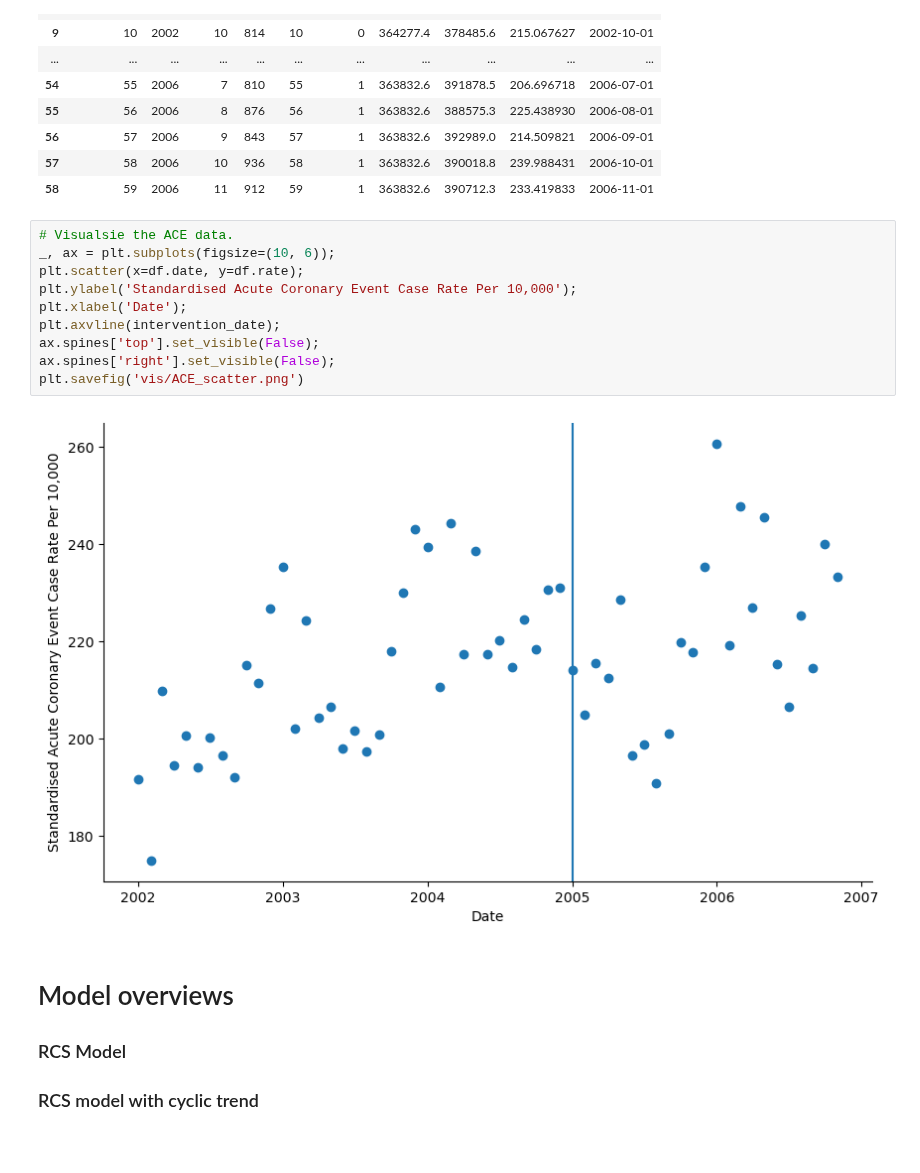
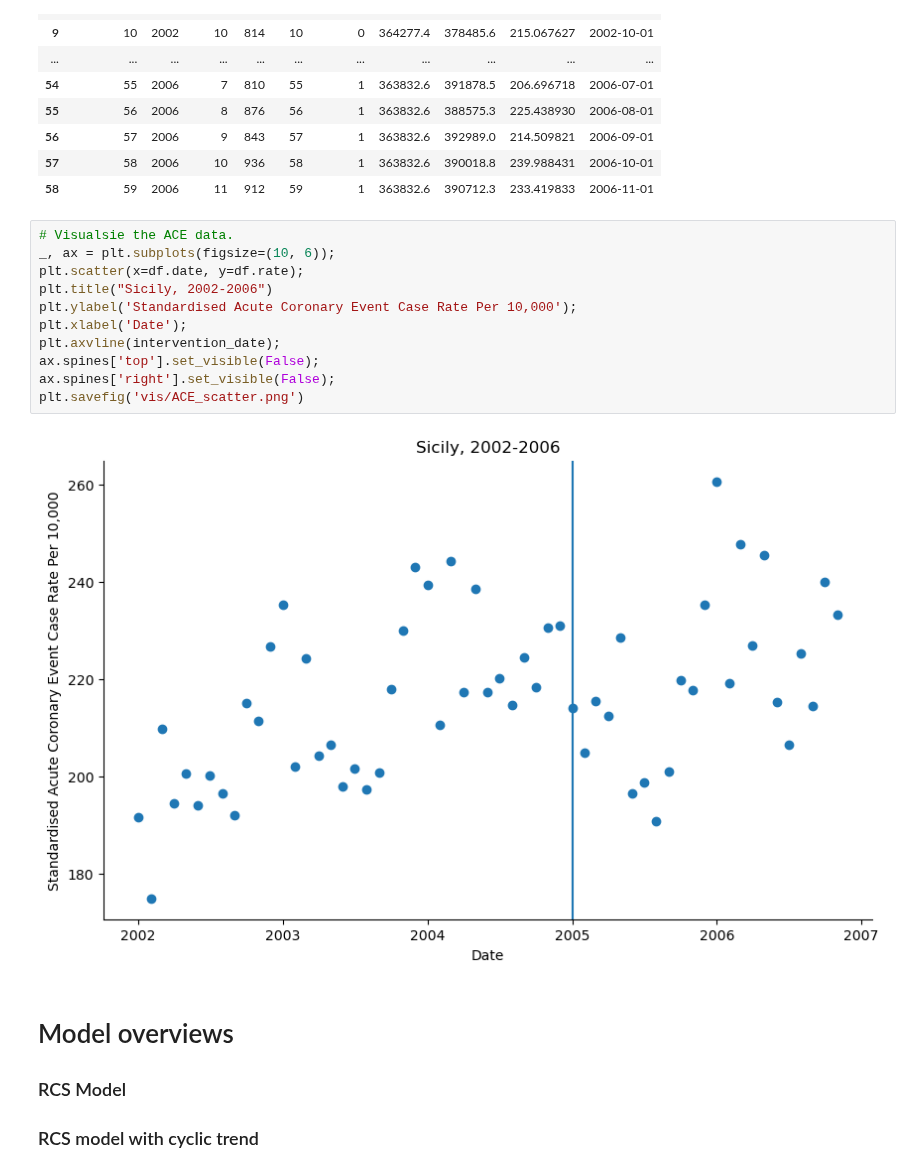
Before and after one commit to HPCurtis/ITS_spline_pymc, a Jupyter notebook: its.ipynb, the cells around one changed output. Cells and saved outputs as stored; diff of their text form; blank space fills up the shorter version.

```diff
--- a/its.ipynb
+++ b/its.ipynb
@@ -58,15 +58,16 @@ df
 # %%
 # Visualsie the ACE data.
 _, ax = plt.subplots(figsize=(10, 6));
 plt.scatter(x=df.date, y=df.rate);
+plt.title("Sicily, 2002-2006")
 plt.ylabel('Standardised Acute Coronary Event Case Rate Per 10,000');
 plt.xlabel('Date');
 plt.axvline(intervention_date);
 ax.spines['top'].set_visible(False);
 ax.spines['right'].set_visible(False);
 plt.savefig('vis/ACE_scatter.png')
 # %% [output]
-[figure, old version]
+[figure, new version]
 # %% [markdown]
 # Model overviews
 
```
